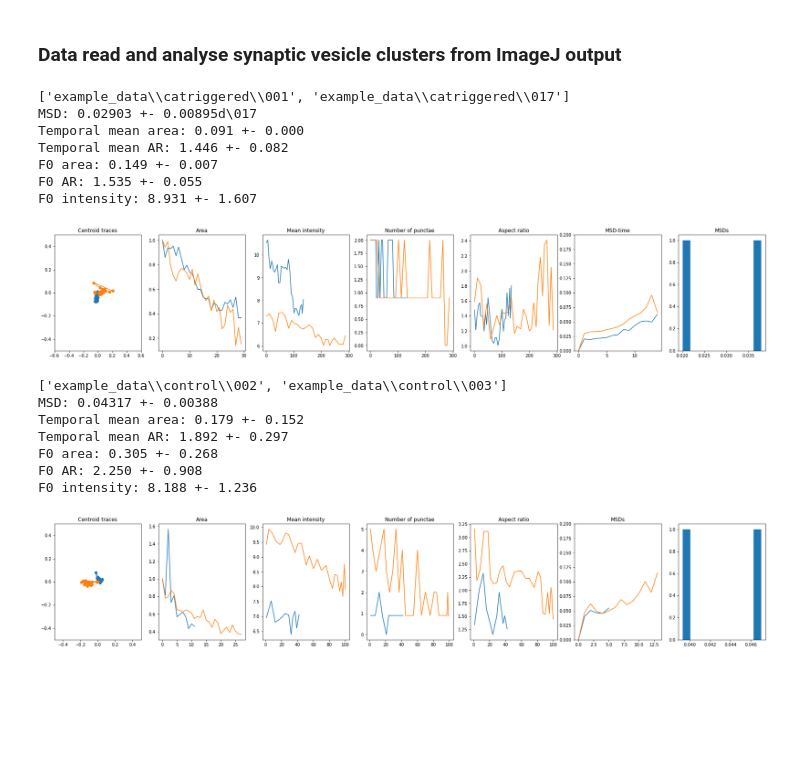
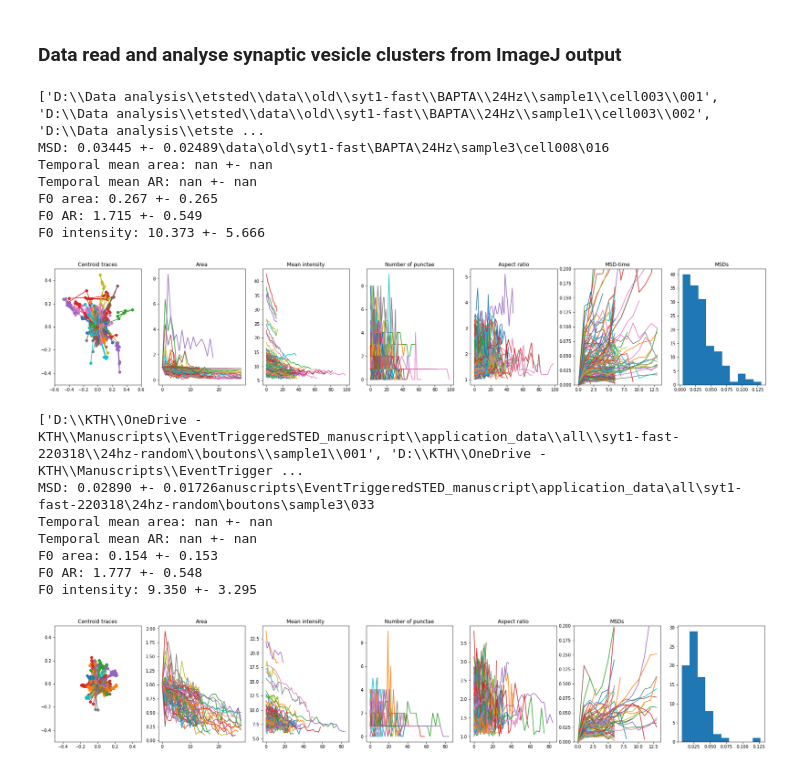
Before and after one commit to jonatanalvelid/etSTEDanalysis, a Jupyter notebook: synaptotagmin1/tracking_analysis_clusters.ipynb, the cells around one changed output. Saved outputs shown, nothing was run; the diff lists cells and outputs as text; code cells hidden in the pictures; blank space fills up the shorter version.

```diff
--- a/synaptotagmin1/tracking_analysis_clusters.ipynb
+++ b/synaptotagmin1/tracking_analysis_clusters.ipynb
@@ -133,10 +133,23 @@ def walklevel(some_dir, level=1):
 file = 'GlobalResult.txt'
 d_th = 0.3
 # %%
-#folder_master = 'D:\\Data analysis\\etsted\\data\\syt1-fast\\BAPTA\\'
-#folder_depth = 8
-folder_master = 'example_data\\catriggered'
-folder_depth = 2
+mode = 'fast-24hz'
+if mode == 'fast':
+    folder_master = 'D:\\Data analysis\\etsted\\data\\old\\syt1-fast\\BAPTA\\'
+    folder_depth = 9
+    dt = 0.042  #s
+elif mode == 'fast-24hz':
+    folder_master = 'D:\\Data analysis\\etsted\\data\\old\\syt1-fast\\BAPTA\\24Hz'
+    folder_depth = 10
+    dt = 0.042  #s
+elif mode == 'fast-11hz':
+    folder_master = 'D:\\Data analysis\\etsted\\data\\old\\syt1-fast\\BAPTA\\11Hz'
+    folder_depth = 10
+    dt = 0.091  #s
+elif mode == 'ex':
+    folder_master = 'example_data\\catriggered'
+    folder_depth = 2
+    dt = 0.407  #s
 folders = [x[0] for x in walklevel(folder_master,3)]
 folders = [x for x in folders if x.count(os.path.sep) == folder_depth]
 print(folders)
@@ -194,7 +207,7 @@ for folder in folders:
                         data.loc[(data.time == time1) & (data.cluster == cluster1), 'nf_cc'] = cluster_conn[1]
                         #print(cluster_conn,d_min)
 
-        first_tp = np.min(data.time)
+        first_tp = np.min(data.loc[data.Area != 0].time.to_numpy())
         clusters = range(0,np.max(data.loc[data.time==first_tp].cluster))
         # find maximum area cluster in this roi
         area_max = 0
@@ -277,46 +290,59 @@ for folder in folders:
             ar_curves_ca.append((data_trace.major/data_trace.minor).to_numpy())
 
             x_trace = data_trace.x0.to_numpy() - data_trace.x0.to_numpy()[0]
             y_trace = data_trace.y0.to_numpy() - data_trace.y0.to_numpy()[0]
             axs[0].scatter(x_trace,y_trace)
             axs[0].plot(x_trace,y_trace)
             axs[1].plot(data_trace.Area.to_numpy() / data_trace.Area.to_numpy()[0])
             axs[2].plot(data_trace.MeanIntensity)
             axs[3].plot(data_trace.NumPuncta*1000)
             axs[4].plot(data_trace.major/data_trace.minor)
             axs[5].plot(msd_time)
 
 axs[0].title.set_text('Centroid traces')
 axs[1].title.set_text('Area')
 axs[2].title.set_text('Mean intensity')
 axs[3].title.set_text('Number of punctae')
 axs[4].title.set_text('Aspect ratio')
 axs[5].title.set_text('MSD-time')
 
 msds_ca = np.array(msds_ca)
 print(f'MSD: {np.mean(msds_ca[~np.isnan(msds_ca)]):.5f} +- {np.std(msds_ca[~np.isnan(msds_ca)]):.5f}')
 print(f'Temporal mean area: {np.mean(mean_areas_ca):.3f} +- {np.std(mean_areas_ca):.3f}')
 print(f'Temporal mean AR: {np.mean(mean_ars_ca):.3f} +- {np.std(mean_ars_ca):.3f}')
 print(f'F0 area: {np.mean(f0_areas_ca):.3f} +- {np.std(f0_areas_ca):.3f}')
 print(f'F0 AR: {np.mean(f0_ars_ca):.3f} +- {np.std(f0_ars_ca):.3f}')
 print(f'F0 intensity: {np.mean(f0_ints_ca):.3f} +- {np.std(f0_ints_ca):.3f}')
 
 axs[6].hist(msds_ca)#, bins=range(0,0.2,0.01))
 axs[6].title.set_text('MSDs')
 # %% [output]
-['example_data\\catriggered\\001', 'example_data\\catriggered\\017']
-MSD: 0.02903 +- 0.00895d\017
-Temporal mean area: 0.091 +- 0.000
-Temporal mean AR: 1.446 +- 0.082
-F0 area: 0.149 +- 0.007
-F0 AR: 1.535 +- 0.055
-F0 intensity: 8.931 +- 1.607
+['D:\\Data analysis\\etsted\\data\\old\\syt1-fast\\BAPTA\\24Hz\\sample1\\cell003\\001', 'D:\\Data analysis\\etsted\\data\\old\\syt1-fast\\BAPTA\\24Hz\\sample1\\cell003\\002', 'D:\\Data analysis\\etste ...
+MSD: 0.03445 +- 0.02489\data\old\syt1-fast\BAPTA\24Hz\sample3\cell008\016
+Temporal mean area: nan +- nan
+Temporal mean AR: nan +- nan
+F0 area: 0.267 +- 0.265
+F0 AR: 1.715 +- 0.549
+F0 intensity: 10.373 +- 5.666
-[figure, old version]
+[figure, new version]
 # %%
-#folder_master = 'D:\\Data analysis\\etsted\\data\\syt1-fast\\random\\'
-#folder_depth = 8
-folder_master = 'example_data\\control'
-folder_depth = 2
+if mode == 'fast':
+    folder_master = 'D:\\Data analysis\\etsted\\data\\syt1-fast\\random\\'
+    folder_depth = 8
+    dt = 0.042  #s
+elif mode == 'fast-24hz':
+    #folder_master = 'D:\\Data analysis\\etsted\\data\\syt1-fast\\random\\24Hz'
+    folder_master = 'D:\\KTH\\OneDrive - KTH\\Manuscripts\\EventTriggeredSTED_manuscript\\application_data\\all\\syt1-fast-220318\\24hz-random\\boutons\\'
+    folder_depth = 11
+    dt = 0.042  #s
+elif mode == 'fast-11hz':
+    folder_master = 'D:\\Data analysis\\etsted\\data\\syt1-fast\\random\\11Hz'
+    folder_depth = 8
+    dt = 0.091  #s
+elif mode == 'ex':
+    folder_master = 'example_data\\control'
+    folder_depth = 2
+    dt = 0.407  #s
 folders = [x[0] for x in walklevel(folder_master,3)]
 folders = [x for x in folders if x.count(os.path.sep) == folder_depth]
 print(folders)
@@ -339,6 +365,7 @@ axs[0].set_xlim([-0.5,0.5]),axs[0].set_ylim([-0.5,0.5])
 axs[5].set_ylim([0,0.2])
 
 for folder in folders:
+    print(folder, end='\r')
     data = pd.read_csv(os.path.join(folder,file), delimiter='\t')
     data['nf_cc'] = np.nan
     #data
@@ -373,7 +400,7 @@ for folder in folders:
                         data.loc[(data.time == time1) & (data.cluster == cluster1), 'nf_cc'] = cluster_conn[1]
                         #print(cluster_conn,d_min)
 
-        first_tp = np.min(data.time)
+        first_tp = np.min(data.loc[data.Area != 0].time.to_numpy())
         clusters = range(0,np.max(data.loc[data.time==first_tp].cluster))
         # find maximum area cluster in this roi
         area_max = 0
@@ -483,14 +510,14 @@ print(f'F0 intensity: {np.mean(f0_ints_ctrl):.3f} +- {np.std(f0_ints_ctrl):.3f}'
 axs[6].hist(msds_ctrl)#, bins=range(0,2000,100))
 axs[5].title.set_text('MSDs')
 # %% [output]
-['example_data\\control\\002', 'example_data\\control\\003']
-MSD: 0.04317 +- 0.00388
-Temporal mean area: 0.179 +- 0.152
-Temporal mean AR: 1.892 +- 0.297
-F0 area: 0.305 +- 0.268
-F0 AR: 2.250 +- 0.908
-F0 intensity: 8.188 +- 1.236
+['D:\\KTH\\OneDrive - KTH\\Manuscripts\\EventTriggeredSTED_manuscript\\application_data\\all\\syt1-fast-220318\\24hz-random\\boutons\\sample1\\001', 'D:\\KTH\\OneDrive - KTH\\Manuscripts\\EventTrigger ...
+MSD: 0.02890 +- 0.01726anuscripts\EventTriggeredSTED_manuscript\application_data\all\syt1-fast-220318\24hz-random\boutons\sample3\033
+Temporal mean area: nan +- nan
+Temporal mean AR: nan +- nan
+F0 area: 0.154 +- 0.153
+F0 AR: 1.777 +- 0.548
+F0 intensity: 9.350 +- 3.295
-[figure, old version]
+[figure, new version]
 # %%
 x_ca = np.random.normal(1, 0.02, size=len(f0_areas_ca))
 x_ctrl = np.random.normal(2, 0.02, size=len(f0_areas_ctrl))
```
Also changed, not shown: parts of 4 cells of this notebook, 2 other files.
